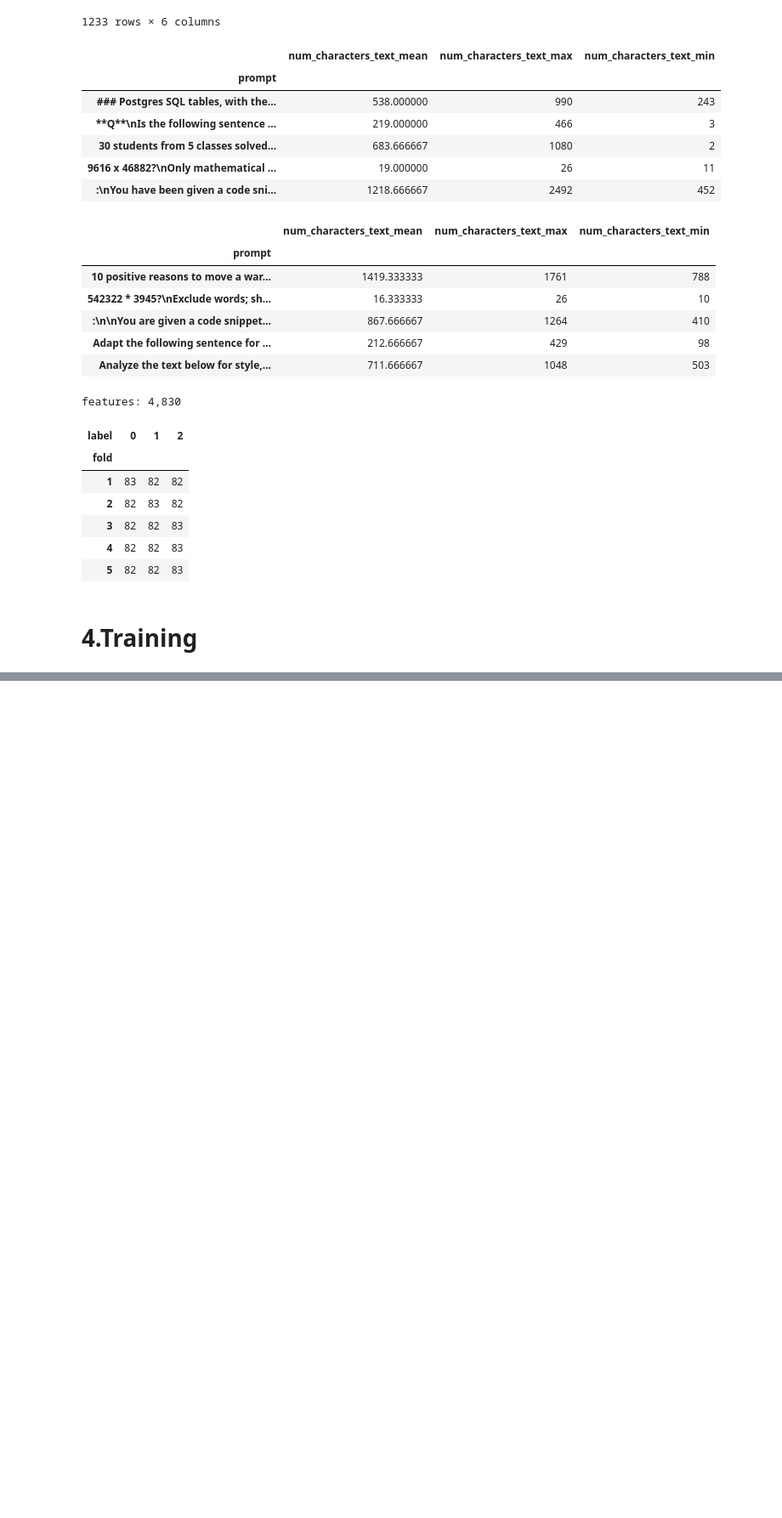
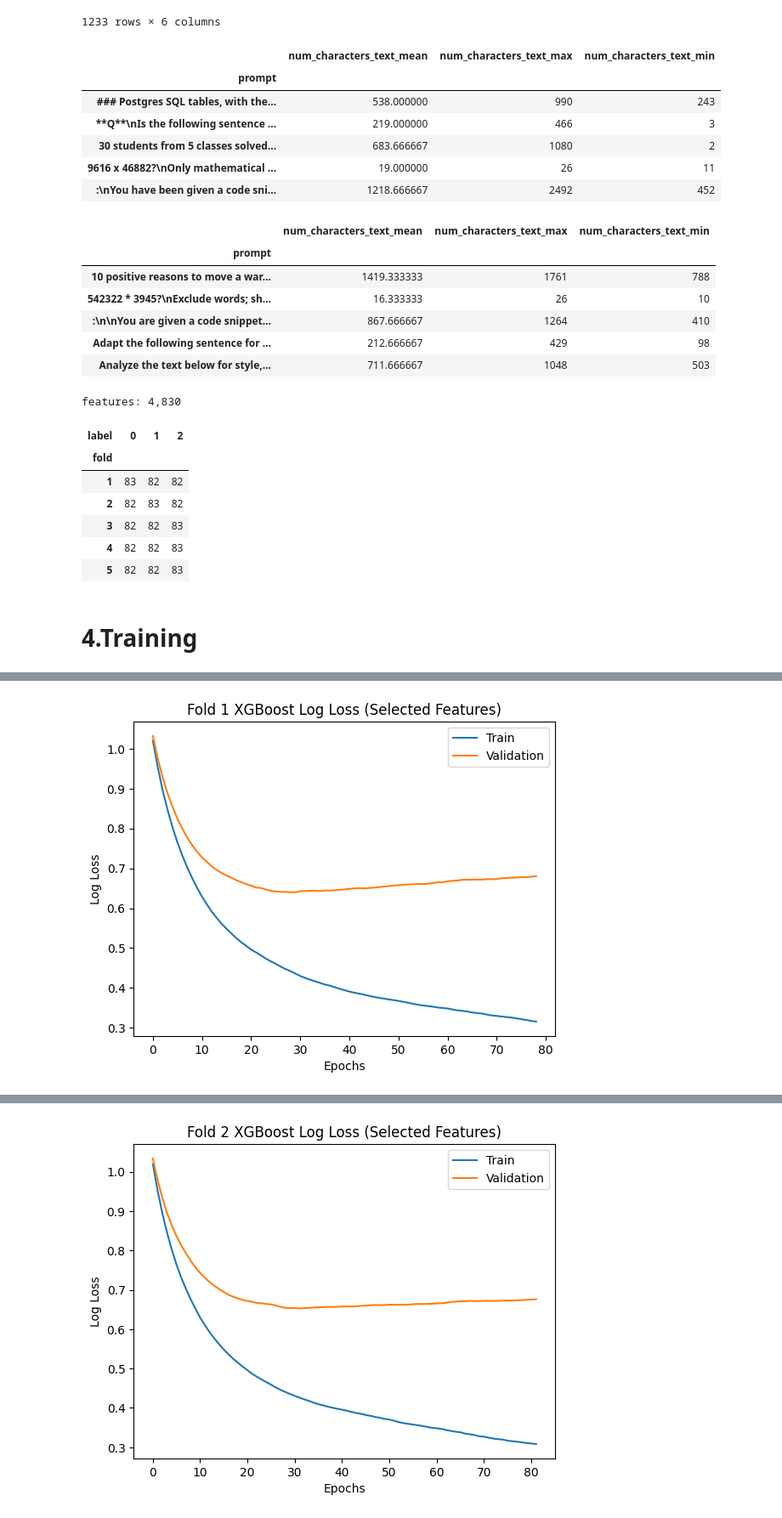
Before and after one commit to takumi19910112/google_colab, a Jupyter notebook: yama_3_xg_boost.ipynb, the cells around one changed output, grey strips where cells are left out. Shown at 85% size. Saved outputs shown, nothing was run; the diff lists cells and outputs as text; code cells hidden in the pictures; blank space fills up the shorter version.

```diff
--- a/yama_3_xg_boost.ipynb
+++ b/yama_3_xg_boost.ipynb
@@ -505,0 +552,78 @@ plt.show()
+# %%
+# 特徴量選択後のクロスバリデーション
+oof_prob_selected = np.zeros((len(train_df), config.num_classes))  # num_classをnum_classesに修正
+imp_dfs_selected = []  # 新しいリストを作成
+
+for fold in range(config.n_fold):
+    print(f'★★★★ 特徴量選択後 fold {fold + 1} ★★★★')
+    seed_everything(config.seed)
+
+    # Train, Validation のデータ分割
+    X_train = train_df.query('fold != @fold + 1').reset_index(drop=True)
+    X_valid = train_df.query('fold == @fold + 1').reset_index(drop=True)
+    valid_idx = train_df.query('fold == @fold + 1').index.tolist()
+    print(f'X_train: {len(X_train):,}, X_valid: {len(X_valid):,}')
+    y_train = X_train[target_column]
+    X_train = X_train[selected_features]  # 選択された特徴量のみ使用
+
+    y_valid = X_valid[target_column]
+    X_valid = X_valid[selected_features]  # 選択された特徴量のみ使用
+
+    # モデルの作成とコールバック
+    model = XGBClassifier(
+        **config.xgb_params,
+        early_stopping_rounds=50
+    )
+
+    # モデルの訓練
+    model.fit(
+        X_train,
+        y_train,
+        eval_set=[(X_train, y_train), (X_valid, y_valid)],
+        verbose=True
+    )
+
+    # 予測
+    # 最適なイテレーション数で予測
+    pred_val = model.predict_proba(X_valid, iteration_range=(0, model.best_iteration + 1))
+    oof_prob_selected[valid_idx] += pred_val  # oof_prob_selectedを使用
+    valid_score = f1_score(
+        y_valid,
+        pred_val.argmax(axis=1),
+        average='macro'
+    )
+    print(f"Fold {fold + 1} | Valid_score: {valid_score:.5f}")
+
+    # 特徴量重要度の取得
+    importances = pd.DataFrame()
+    importances["feature"] = selected_features  # 修正: selected_featuresを使用
+    importances["gain"] = model.feature_importances_
+    importances["fold"] = fold + 1
+    imp_dfs_selected.append(importances)  # imp_dfs_selectedに追加
+
+    # モデルの保存
+    model.save_model(f'./xgboost_selected_fold_{fold + 1}.json')  # ファイル名を変更
+
+    # 学習曲線
+    results = model.evals_result()
+    epochs = len(results['validation_0']['mlogloss'])
+    x_axis = range(0, epochs)
+
+    fig, ax = plt.subplots()
+    ax.plot(x_axis, results['validation_0']['mlogloss'], label='Train')
+    ax.plot(x_axis, results['validation_1']['mlogloss'], label='Validation')
+    ax.legend()
+    plt.xlabel('Epochs')
+    plt.ylabel('Log Loss')
+    plt.title(f'Fold {fold + 1} XGBoost Log Loss (Selected Features)')
+    plt.show()
+
+# 特徴量選択後のCVスコア
+F1Score_selected = f1_score(train_df['label'], np.argmax(oof_prob_selected, axis=1), average='macro')
+print(f'特徴量選択後のCV Score: {F1Score_selected:.5f}')
+
+# 特徴量選択前後のスコア比較
+print(f'特徴量選択前のCV Score: {F1Score:.5f}')
+print(f'特徴量選択後のCV Score: {F1Score_selected:.5f}')
+print(f'改善率: {(F1Score_selected - F1Score) / F1Score * 100:.2f}%')
+# %% [output]
@@ -505,0 +647 @@ plt.show()
+[figure, added]
@@ -505,0 +665 @@ plt.show()
+[figure, added]
```
Also changed, not shown: parts of 11 cells of this notebook.
